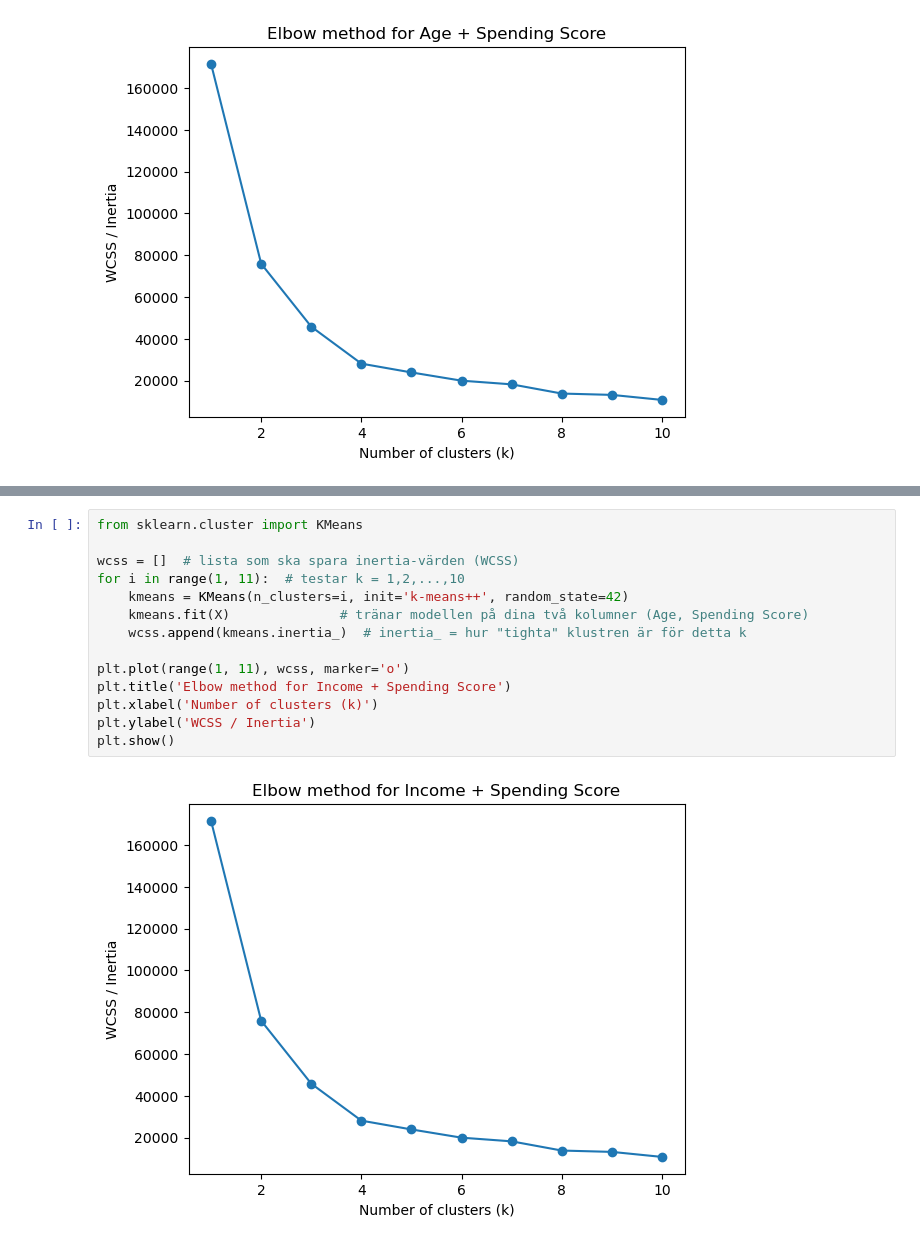
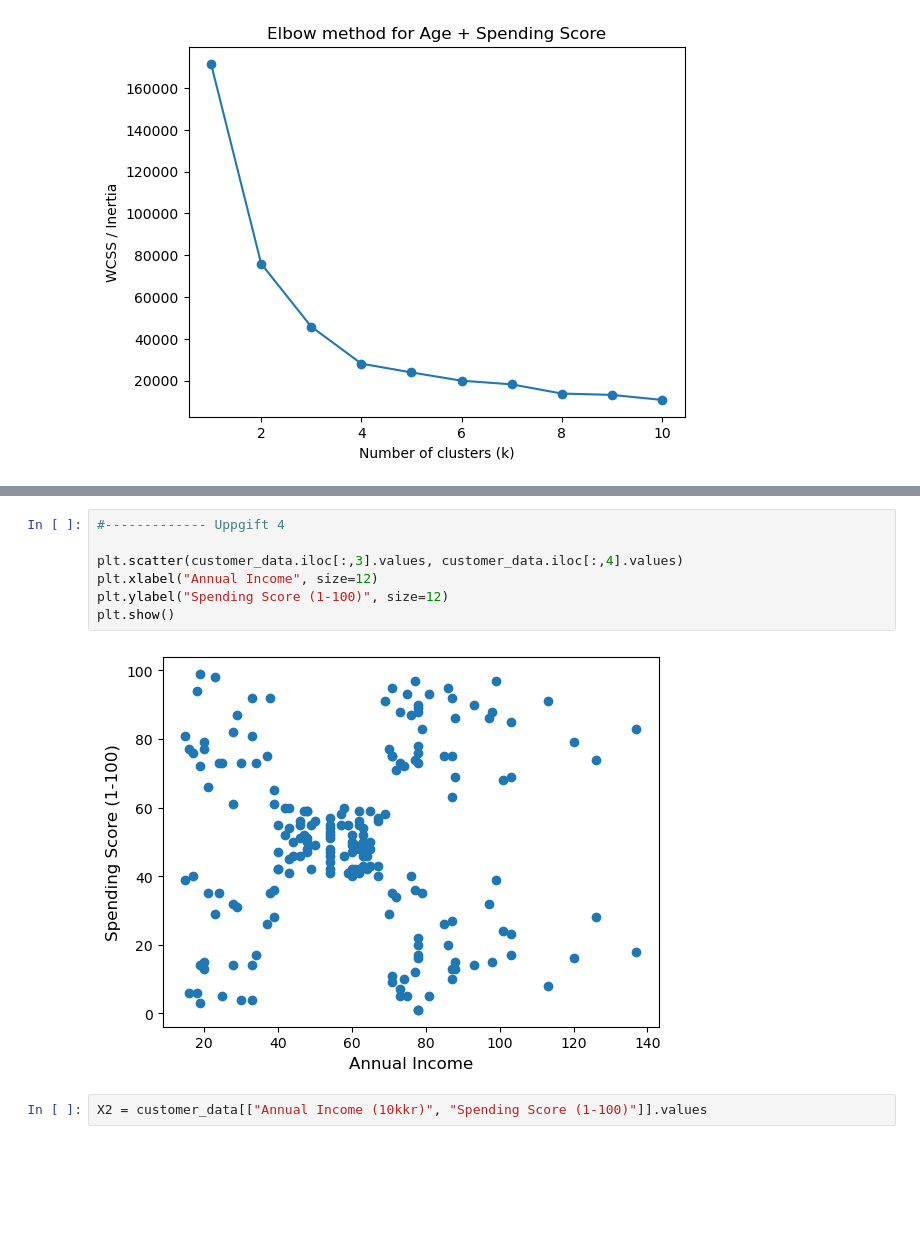
Before and after one commit to Tarish-Tarish/AI-Labb-1, a Jupyter notebook: T1.ipynb, the cells around one changed output, grey strips where cells are left out. Cells and saved outputs as stored; diff of their text form; blank space fills up the shorter version.

```diff
--- a/T1.ipynb
+++ b/T1.ipynb
@@ -135,16 +105,11 @@ array([[15, 39],
-# %%
-from sklearn.cluster import KMeans
-
-wcss = []  # lista som ska spara inertia-värden (WCSS)
-for i in range(1, 11):  # testar k = 1,2,...,10
-    kmeans = KMeans(n_clusters=i, init='k-means++', random_state=42)
-    kmeans.fit(X)              # tränar modellen på dina två kolumner (Age, Spending Score)
-    wcss.append(kmeans.inertia_)  # inertia_ = hur "tighta" klustren är för detta k
-
-plt.plot(range(1, 11), wcss, marker='o')
-plt.title('Elbow method for Income + Spending Score')
-plt.xlabel('Number of clusters (k)')
-plt.ylabel('WCSS / Inertia')
-plt.show()
-# %% [output]
-[figure, removed]
+# %%
+#------------- Uppgift 4
+
+plt.scatter(customer_data.iloc[:,3].values, customer_data.iloc[:,4].values)
+plt.xlabel("Annual Income", size=12)
+plt.ylabel("Spending Score (1-100)", size=12)
+plt.show()
+# %% [output]
+[figure, added]
+# %%
+X2 = customer_data[["Annual Income (10kkr)", "Spending Score (1-100)"]].values
```
Also changed, not shown: parts of 11 cells of this notebook, 3 other files.
